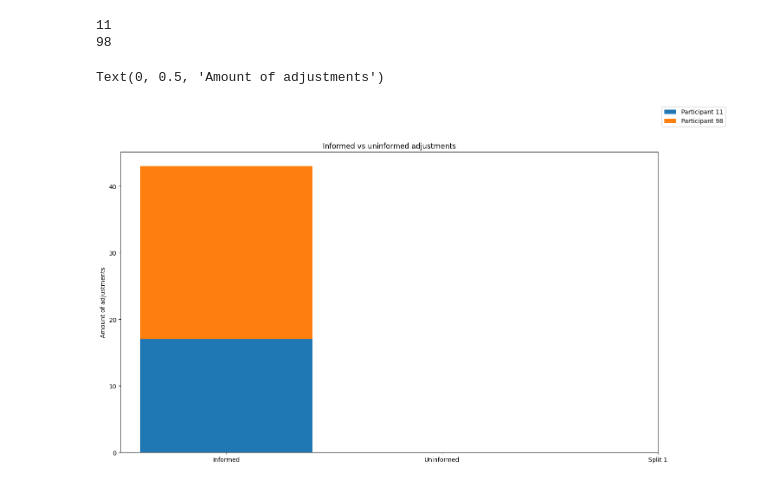
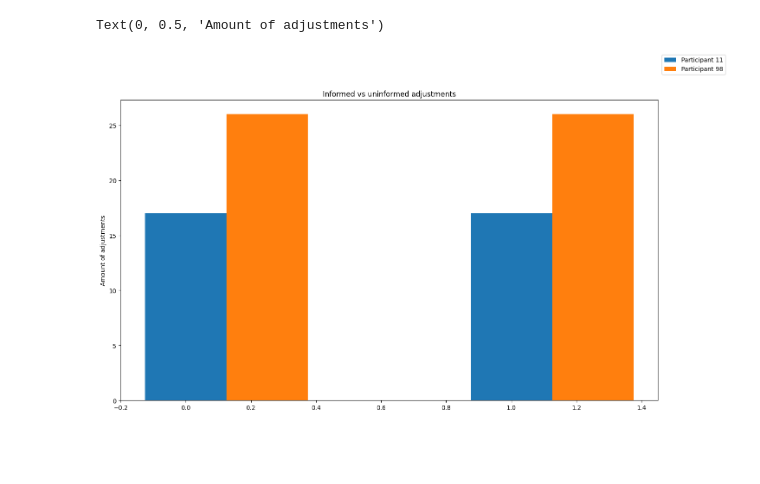
Before and after one commit to SlimShadyIAm/flow, a Jupyter notebook: apps/backend/told-vs-not-told.ipynb, the cells around one changed output. Saved outputs shown, nothing was run; the diff lists cells and outputs as text; code cells hidden in the pictures; blank space fills up the shorter version.

Commit message:
Make a plot showing that participants change it and forget it

```diff
--- a/apps/backend/told-vs-not-told.ipynb
+++ b/apps/backend/told-vs-not-told.ipynb
@@ -28,6 +28,7 @@ UNINFORMED_PARTICIPANTS = (
 INFORMED_PARTICIPANTS = (
     Events.select(
         Events.participant_id,
+        Events.time,
         fn.COUNT().alias("event_count"),
     )
     .where(
@@ -55,58 +56,45 @@ SPLIT1_PARTICIPANTS = (
         )
     )
     .group_by(Events.participant_id)
 )
 
+
+x = np.arange(
+    INFORMED_PARTICIPANTS.count() + UNINFORMED_PARTICIPANTS.count()
+)  # the label locations
+width = 0.25  # the width of the bars
+multiplier = 0
+
 fig, ax = plt.subplots(figsize=(16, 9))
 ax.set_title("Informed vs uninformed adjustments")
 
-x = np.arange(INFORMED_PARTICIPANTS.count() + UNINFORMED_PARTICIPANTS.count())  # the label locations
-width = 0.25  # the width of the bars
-multiplier = 0
-
-bottom = 0
-# Make a stacked bar chart with the amount of adjustments per participant
-# For informed participants
 for p in INFORMED_PARTICIPANTS:
+    offset = width * multiplier
     ax.bar(
+        x + offset,
         label=f"Participant {p.participant_id}",
-        x="Informed",
         height=p.event_count,
-        bottom=bottom,
+        width=width,
     )
-    bottom += p.event_count
-
-bottom = 0
-# For uninformed participants
-for p in UNINFORMED_PARTICIPANTS:
-    ax.bar(
-        label=f"Uninformed {p.participant_id}",
-        x="Uninformed",
-        height=p.event_count,
-        bottom=bottom,
-    )
-    bottom += p.event_count
-ax.bar(x="Uninformed", height=0)
-
+    multiplier +=1
 
 # bottom = 0
 # for p in SPLIT1_PARTICIPANTS:
 #     ax.bar(
 #         label=f"Participant {p.participant_id}",
 #         x="Split 1",
 #         height=p.event_count,
 #         bottom=bottom,
 #     )
 #     bottom += p.event_count
 
+# Populationen er 14, 8 er blevet informerert, 2 af de informerede har ændret noget
 
-ax.set_xticks(["Informed", "Uninformed", "Split 1"])
+# ax.set_xticks(["Informed", "Uninformed", "Split 1"])
 
 fig.legend()
 
 ax.set_ylabel("Amount of adjustments")
 # %% [output]
-11
-98
+Text(0, 0.5, 'Amount of adjustments')
-Text(0, 0.5, 'Amount of adjustments')
-[figure, old version]
+[figure, new version]
```
Also changed, not shown: parts of 2 cells of this notebook, 1 other file.
